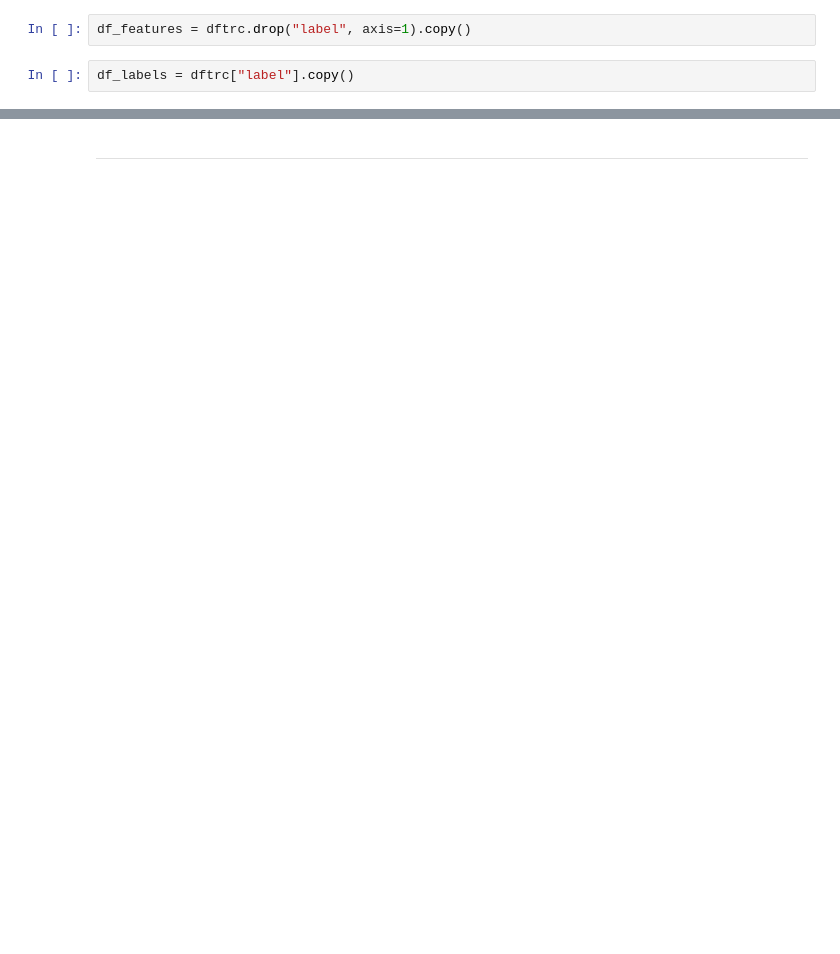
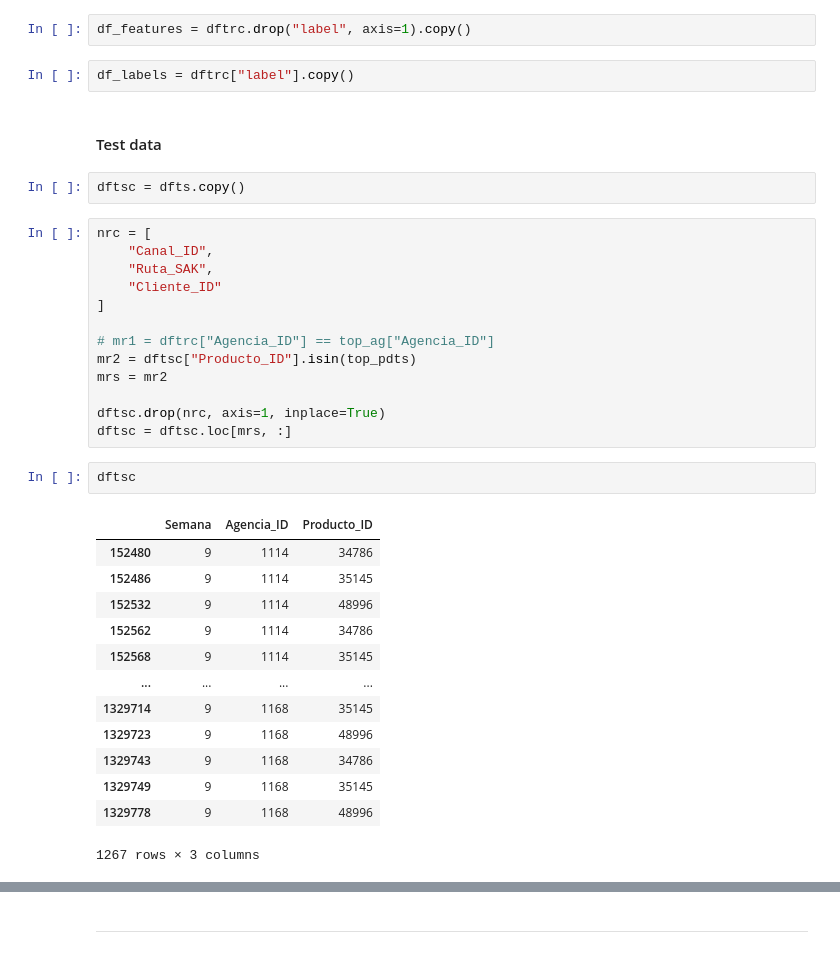
Before and after one commit to Roberto919/abx_answers, a Jupyter notebook: notebooks/abxrp_nb.ipynb, the cells around one changed output, grey strips where cells are left out. Cells and saved outputs as stored; diff of their text form; blank space fills up the shorter version.

```diff
--- a/notebooks/abxrp_nb.ipynb
+++ b/notebooks/abxrp_nb.ipynb
@@ -661,3 +675,36 @@ memory usage: 236.4 KB
 df_features = dftrc.drop("label", axis=1).copy()
 # %%
 df_labels = dftrc["label"].copy()
+# %% [markdown]
+#### Test data
+# %%
+dftsc = dfts.copy()
+# %%
+nrc = [
+    "Canal_ID",
+    "Ruta_SAK",
+    "Cliente_ID"
+]
+
+# mr1 = dftrc["Agencia_ID"] == top_ag["Agencia_ID"]
+mr2 = dftsc["Producto_ID"].isin(top_pdts)
+mrs = mr2
+
+dftsc.drop(nrc, axis=1, inplace=True)
+dftsc = dftsc.loc[mrs, :]
+# %%
+dftsc
+# %% [output]
+|  | Semana | Agencia_ID | Producto_ID |
+| 152480 | 9 | 1114 | 34786 |
+| 152486 | 9 | 1114 | 35145 |
+| 152532 | 9 | 1114 | 48996 |
+| 152562 | 9 | 1114 | 34786 |
+| 152568 | 9 | 1114 | 35145 |
+| ... | ... | ... | ... |
+| 1329714 | 9 | 1168 | 35145 |
+| 1329723 | 9 | 1168 | 48996 |
+| 1329743 | 9 | 1168 | 34786 |
+| 1329749 | 9 | 1168 | 35145 |
+| 1329778 | 9 | 1168 | 48996 |
+1267 rows × 3 columns
```
Also changed, not shown: parts of 28 cells of this notebook, 1 other file.
